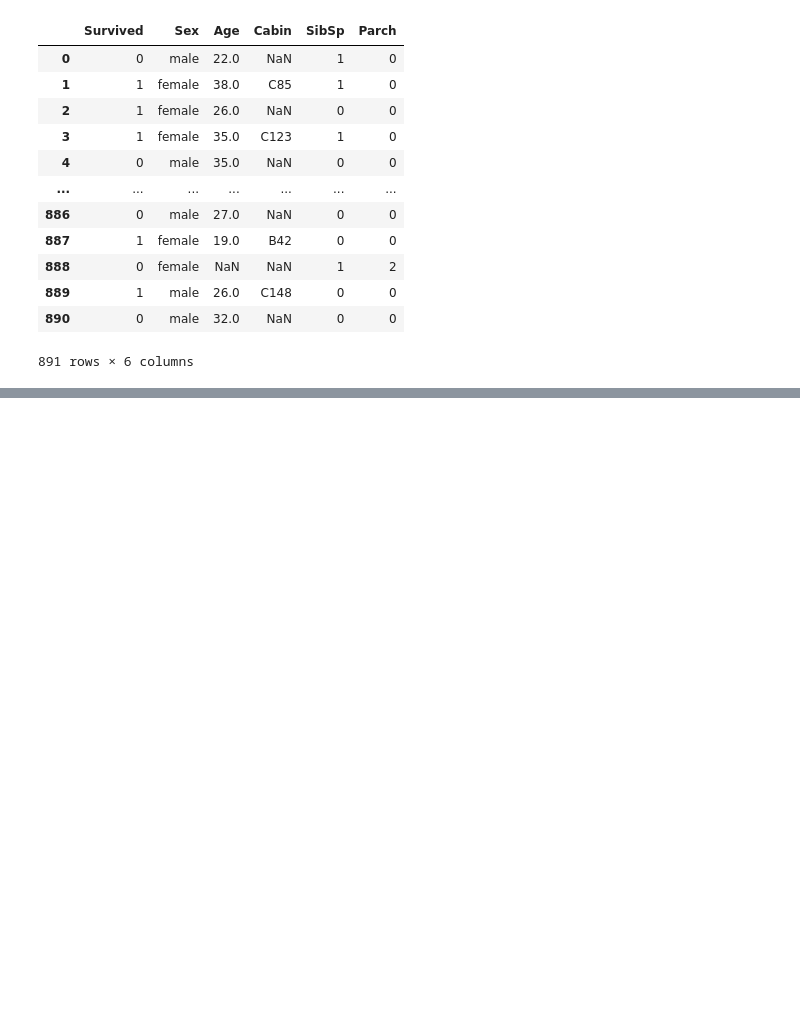
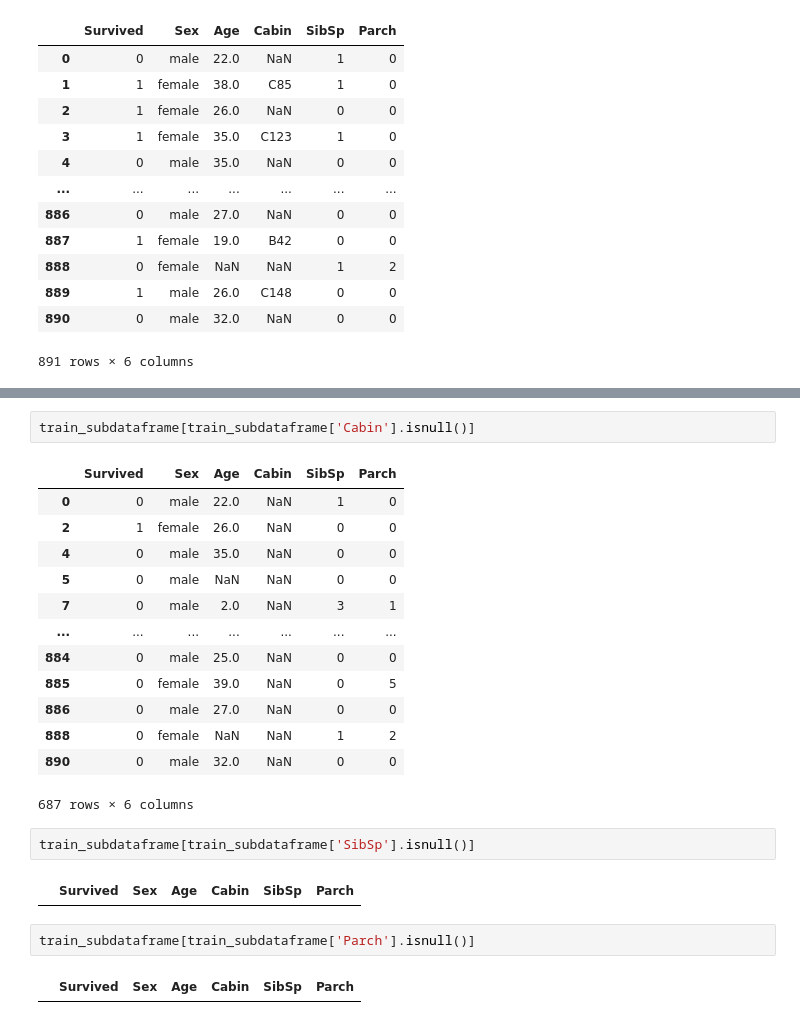
Before and after one commit to Incierge3789/kaggle_practice, a Jupyter notebook: kaggletest.ipynb, the cells around one changed output, grey strips where cells are left out. Cells and saved outputs as stored; diff of their text form; blank space fills up the shorter version.

```diff
--- a/kaggletest.ipynb
+++ b/kaggletest.ipynb
@@ -77,0 +102,24 @@ train_subdataframe
+# %%
+train_subdataframe[train_subdataframe['Cabin'].isnull()]
+# %% [output]
+|  | Survived | Sex | Age | Cabin | SibSp | Parch |
+| 0 | 0 | male | 22.0 | NaN | 1 | 0 |
+| 2 | 1 | female | 26.0 | NaN | 0 | 0 |
+| 4 | 0 | male | 35.0 | NaN | 0 | 0 |
+| 5 | 0 | male | NaN | NaN | 0 | 0 |
+| 7 | 0 | male | 2.0 | NaN | 3 | 1 |
+| ... | ... | ... | ... | ... | ... | ... |
+| 884 | 0 | male | 25.0 | NaN | 0 | 0 |
+| 885 | 0 | female | 39.0 | NaN | 0 | 5 |
+| 886 | 0 | male | 27.0 | NaN | 0 | 0 |
+| 888 | 0 | female | NaN | NaN | 1 | 2 |
+| 890 | 0 | male | 32.0 | NaN | 0 | 0 |
+687 rows × 6 columns
+# %%
+train_subdataframe[train_subdataframe['SibSp'].isnull()]
+# %% [output]
+|  | Survived | Sex | Age | Cabin | SibSp | Parch |
+# %%
+train_subdataframe[train_subdataframe['Parch'].isnull()]
+# %% [output]
+|  | Survived | Sex | Age | Cabin | SibSp | Parch |
```
Also changed, not shown: parts of 5 cells of this notebook.
